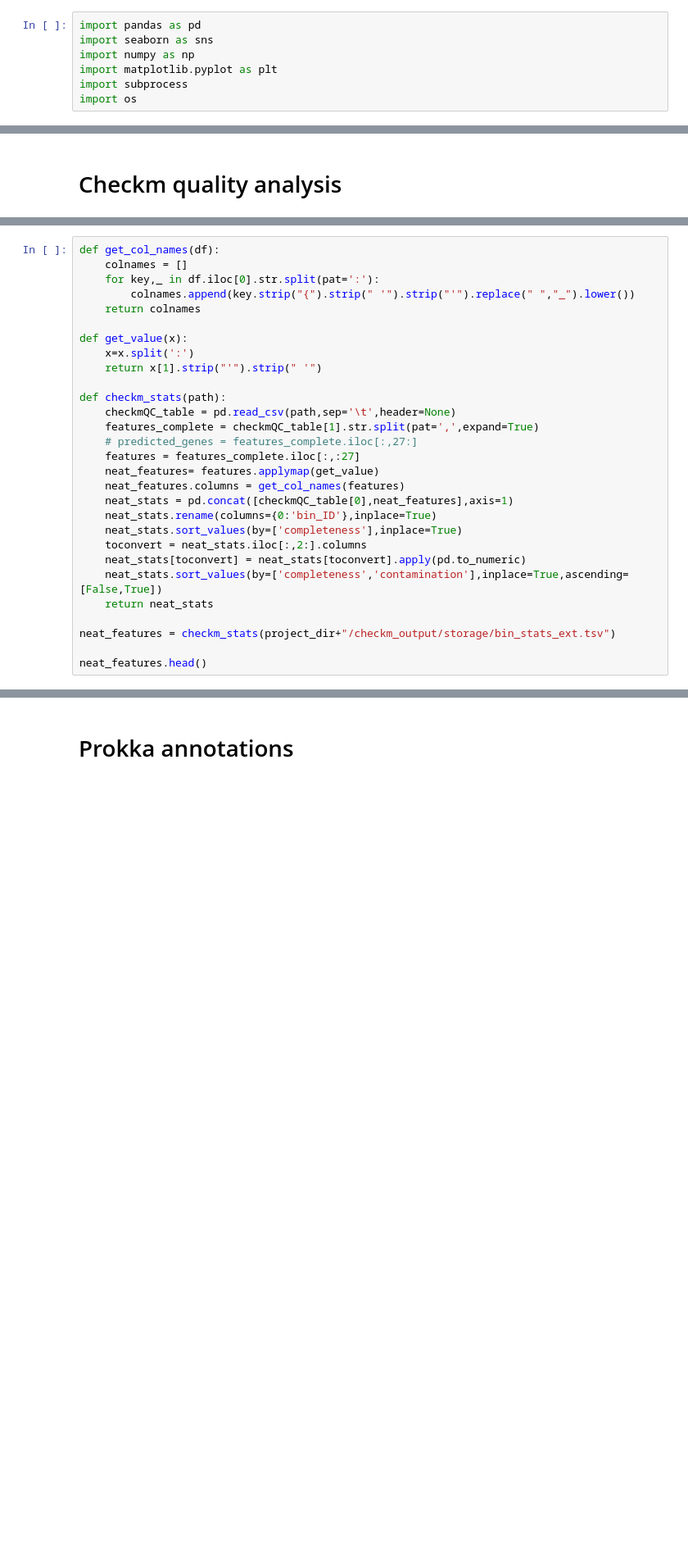
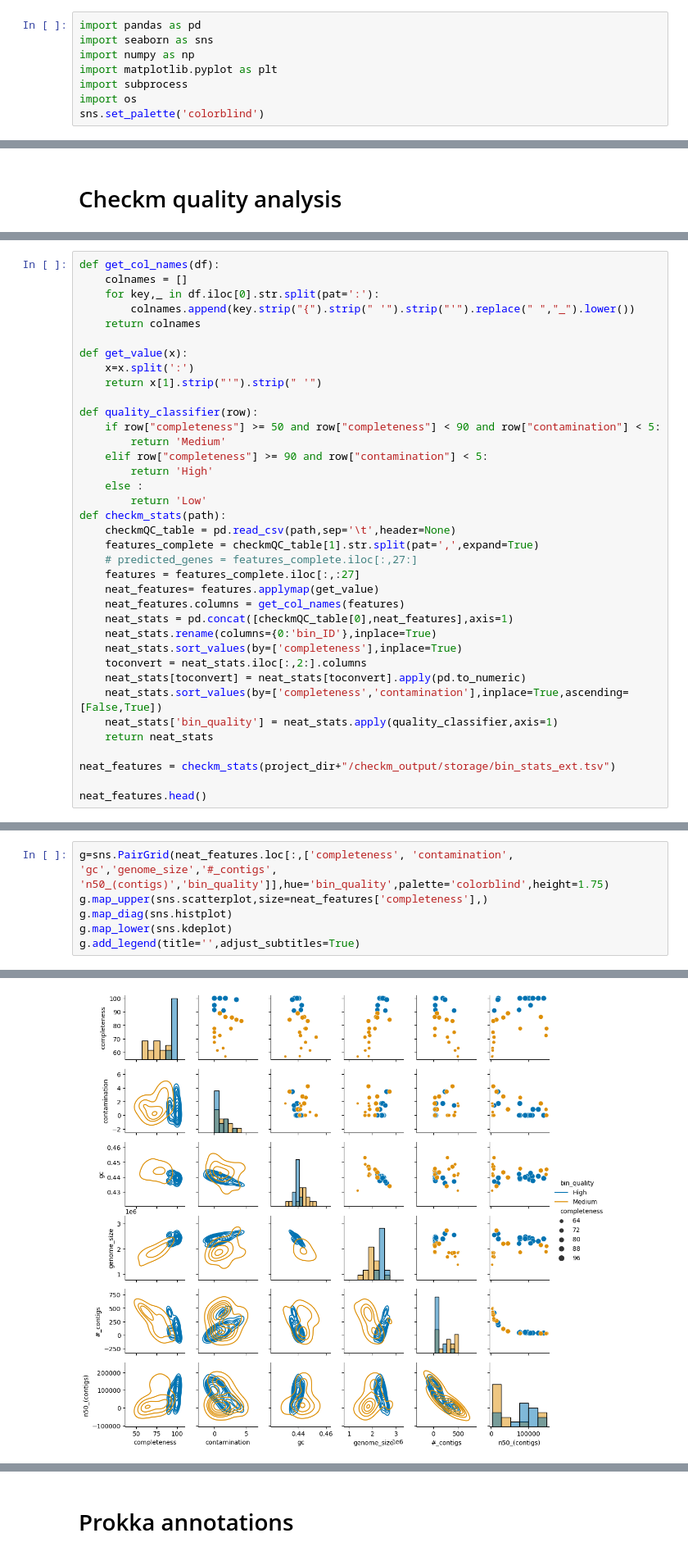
Before and after one commit to GentleHoney/Genomics_Project, a Jupyter notebook: proj_tmp.ipynb, the cells around one changed output, grey strips where cells are left out. Shown at 82% size. Cells and saved outputs as stored; diff of their text form; blank space fills up the shorter version.

Commit message:
added exploratory plots

```diff
--- a/proj_tmp.ipynb
+++ b/proj_tmp.ipynb
@@ -5,3 +5,4 @@ import numpy as np
 import matplotlib.pyplot as plt
 import subprocess
 import os
+sns.set_palette('colorblind')
@@ -117,6 +134,13 @@ def get_value(x):
     x=x.split(':')
     return x[1].strip("'").strip(" '")
 
+def quality_classifier(row):
+    if row["completeness"] >= 50 and row["completeness"] < 90 and row["contamination"] < 5:
+        return 'Medium'
+    elif row["completeness"] >= 90 and row["contamination"] < 5:
+        return 'High'
+    else :
+        return 'Low'
 def checkm_stats(path):
     checkmQC_table = pd.read_csv(path,sep='\t',header=None)
     features_complete = checkmQC_table[1].str.split(pat=',',expand=True)
@@ -130,6 +154,7 @@ def checkm_stats(path):
     toconvert = neat_stats.iloc[:,2:].columns
     neat_stats[toconvert] = neat_stats[toconvert].apply(pd.to_numeric)
     neat_stats.sort_values(by=['completeness','contamination'],inplace=True,ascending=[False,True])
+    neat_stats['bin_quality'] = neat_stats.apply(quality_classifier,axis=1)
     return neat_stats
 
 neat_features = checkm_stats(project_dir+"/checkm_output/storage/bin_stats_ext.tsv")
@@ -156 +182,8 @@ Index(['bin_ID', 'marker_lineage', '#_genomes', '#_markers', '#_marker_sets',
       dtype='object')
+# %%
+g=sns.PairGrid(neat_features.loc[:,['completeness', 'contamination', 'gc','genome_size','#_contigs', 'n50_(contigs)','bin_quality']],hue='bin_quality',palette='colorblind',height=1.75)
+g.map_upper(sns.scatterplot,size=neat_features['completeness'],)
+g.map_diag(sns.histplot)
+g.map_lower(sns.kdeplot)
+g.add_legend(title='',adjust_subtitles=True)
+# %% [output]
@@ -156,0 +191 @@ Index(['bin_ID', 'marker_lineage', '#_genomes', '#_markers', '#_marker_sets',
+[figure, added]
```
Also changed, not shown: parts of 7 cells of this notebook.
